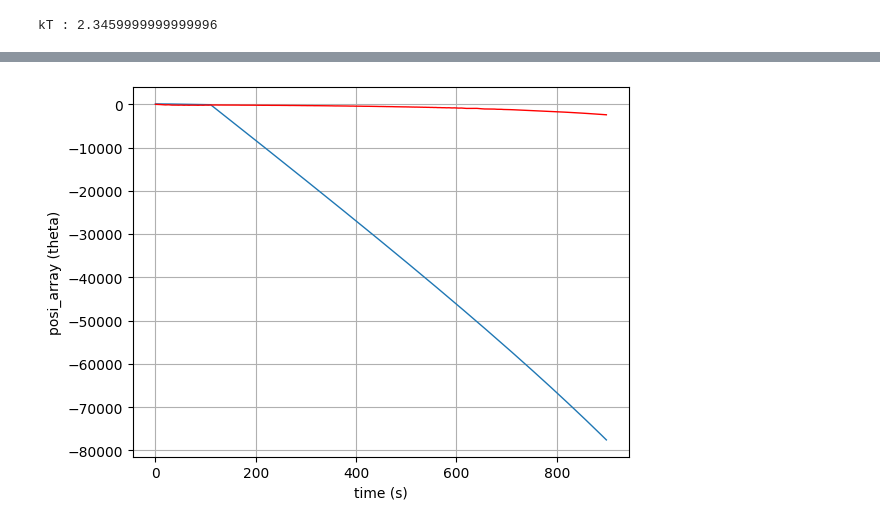
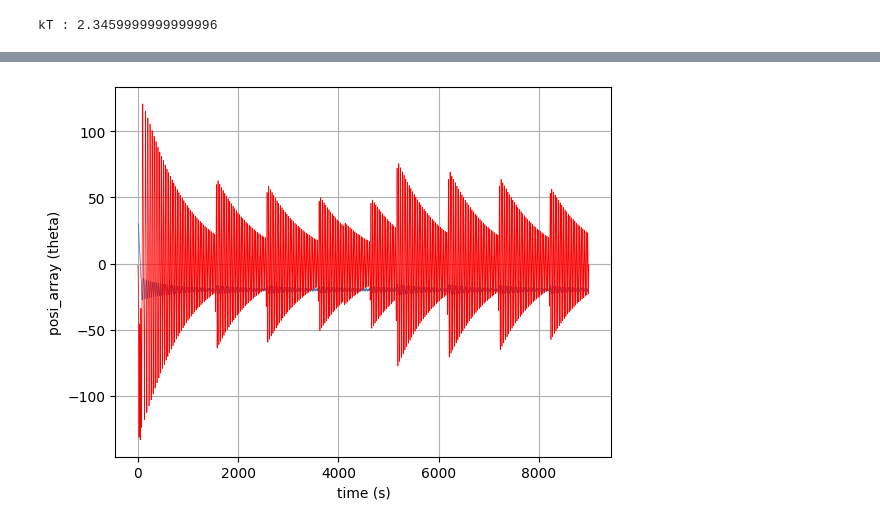
Before and after one commit to ShounakDas101/multibody, a Jupyter notebook: IEEE_Cognition_Real.ipynb, the cells around one changed output, grey strips where cells are left out. Cells and saved outputs as stored; diff of their text form; code cells hidden in the pictures.

```diff
--- a/IEEE_Cognition_Real.ipynb
+++ b/IEEE_Cognition_Real.ipynb
@@ -148,26 +129,31 @@ def mind_osc(x, t):
 # %%
 # Next, we create an array of the desired times for the solution.
 # Create an empty NumPy array of zeros
-no_of_samples =1300
+no_of_samples =9000
 time_array = np.zeros(no_of_samples)
 posi_array = np.zeros(no_of_samples)  # displacement or position
 velo_array = np.zeros(no_of_samples)  # velocity
 enrg_array = np.ones(no_of_samples)  # energy
-theta = np.pi/2 -.001
+
+I=1.0
+a=4.0
+b=0.3
+c=0.01
+f=0.3  # it should be a fraction
+N=18 # No of anaisotropy in the potential well = 1+N/2
+k=1.38 # boltzmann constant, actual value is 1.380649E-23 Joules/Kelin
+T=1.7    # at T=1.7 tou=5, E/kT > 1
+print("kT :", k*T)
+
+theta = np.pi/6 -.001
 omega =0
-tou_0=5
-tou=0
+tou_0=200
+tou=250
+
 my_time = [0,1e-2] # odeint takes time in terms of array only, h=t1-t0
 init_value =[theta, omega] # odeint takes init_value in terms of array only
 
 enrg_array[0]= 0.5*I*omega*omega + a*(1-np.cos(theta))+ f*a*(1-np.cos(N*theta)) + 0.5*c*omega*omega
-
-for m in range(0,total_max_min-1):
-    t1,e1 = local_max_min[m]
-    t2,e2 = local_max_min[m+1]
-    if theta >=t1 :#and theta <= t2
-        tou[m]=tou_0*np.exp(abs(local_max_min[m][1]-local_max_min[m+1][1])/(k*T))
-        print(theta, t1,t2)
 
 flip_elapsed_time = 50 #int(tou)
 print("energy, tau", enrg_array[0], tou)
@@ -175,8 +161,16 @@ print("E/kT:",enrg_array[0]/k*T )
 i=0
 E_high = 0
 E_low  = 0
-c=0.25
+
 while i != no_of_samples:
+    for m in range(0,total_max_min-1,1):
+        t1,e1 = local_max_min[m]
+        t2,e2 = local_max_min[m+1]
+        if theta >=t1 and theta <= t2:
+            tou=tou_0*np.exp(abs(e1-e2)/(k*T))
+            #print("theta",theta, 180*t1/3.14,180*t2/3.14)
+            #print("enrg", e1, e2)
+            #print("tou", tou)
 
     solution = odeint(mind_osc, init_value, my_time)
     posi_array[i]=solution[1,0]
@@ -187,7 +181,6 @@ while i != no_of_samples:
     init_value=[theta, omega]
 
     enrg_array[i]= 0.5*I*omega*omega + a*(1-np.cos(theta)) + f*a*(1-np.cos(N*theta)) + 0.5*c*omega*omega
-    #tou=tou_0*np.exp(enrg_array[i]/(k*T))
 
     if velo_array[i-1] > velo_array[i - 2] and velo_array[i-1] > velo_array[i] and  abs(velo_array[i-1])<= 0.5:
         E_low = 1 # latch
@@ -198,9 +191,9 @@ while i != no_of_samples:
         #print(c,i,"For E_high ",velo_array[i-2]," ",flip_elapsed_time)
 
     if   flip_elapsed_time < tou and E_high==1:
-        c=0.25 # normal operation
+        c=0.05 # normal operation
     elif flip_elapsed_time < tou and E_low ==1:
-        c=0.5 # knowledge boost
+        c=6.5 # knowledge boost
     elif flip_elapsed_time >= tou:
         flip_elapsed_time=0
         E_high = 0
@@ -245,12 +241,12 @@ plt.grid(True)
 # %%
 # A plot of the fluid height (position) inside the straw as a function of time.
-plt.plot(time_array[0:900], 180*posi_array[0:900]/np.pi,time_array[0:900], 180*velo_array[0:900]/np.pi,'red', linewidth = 1)
+plt.plot(time_array[0:9000], 180*posi_array[0:9000]/np.pi,time_array[0:9000], 180*velo_array[0:9000]/np.pi,'red', linewidth = 0.5)
 plt.xlabel('time (s)')
 plt.ylabel('posi_array (theta)')
 plt.ticklabel_format(style='plain', axis='x', scilimits=(0,0))
 plt.grid(True)
 # %% [output]
-[figure, old version]
+[figure, new version]
 # %%
 # A plot of the fluid height (position) inside the straw as a function of time.
 plt.plot(time_array[0:1000], enrg_array[0:1000],'red', linewidth = 1)
```
Also changed, not shown: parts of 8 cells of this notebook.
